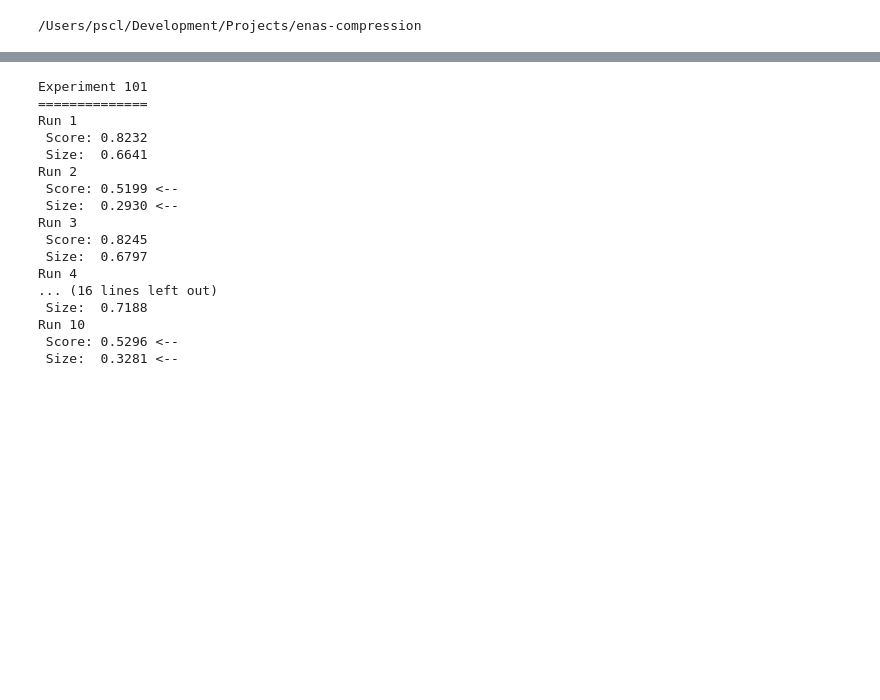
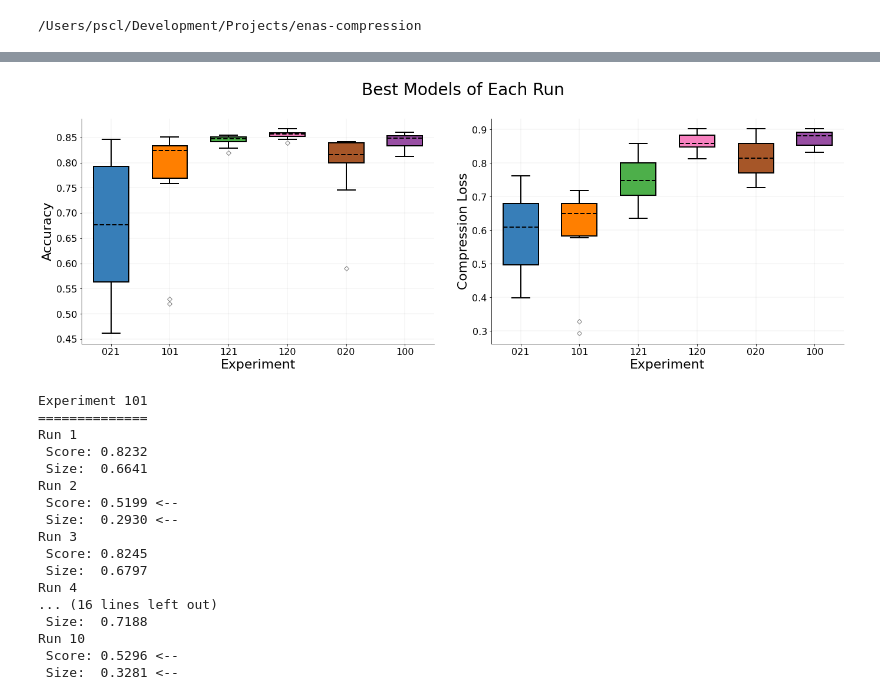
Before and after one commit to verrannt/enas-compression, a Jupyter notebook: src/notebooks/Results Analysis.ipynb, the cells around one changed output, grey strips where cells are left out. Cells and saved outputs as stored; diff of their text form; code cells hidden in the pictures; blank space fills up the shorter version.

```diff
--- a/src/notebooks/Results Analysis.ipynb
+++ b/src/notebooks/Results Analysis.ipynb
@@ -116,3 +83,73 @@ plt.show()
+# %%
+
+
+
+def plot_boxplot(best, ax):
+    bp = ax.boxplot(
+        x=best,
+        #x=[best_acc_dict['001'],best_acc_dict['020'],best_acc_dict['100'],best_acc_dict['021']],
+        labels=exps,
+        widths=pltargs.boxplot_width,
+        autorange=True,
+        showmeans=False,
+        patch_artist=True,
+    )
+
+    for patch, color in zip(bp['boxes'], colors):
+        patch.set_facecolor(color)
+        patch.set_linewidth(2)
+
+    # changing color and linewidth of
+    # whiskers
+    for whisker in bp['whiskers']:
+        whisker.set(linewidth = 2)
+
+    # changing color and linewidth of
+    # caps
+    for cap in bp['caps']:
+        cap.set(linewidth = 2)
+
+    # changing color and linewidth of
+    # medians
+    for median in bp['medians']:
+        median.set(color='black',linewidth = 2, linestyle='--')
+
+    # changing style of fliers
+    for flier in bp['fliers']:
+        flier.set(marker ='D',
+                  color ='#e7298a',
+                  alpha = 0.5)
+
+fig, ax = plt.subplots(1,2,figsize=(20,8))
+plt.suptitle('Best Models of Each Run', fontsize=pltargs.suptitle_size, y=0.92, x=0.5235)
+
+#ax[0].set_title('Accuracies', fontdict=pltargs.title_font)
+plot_boxplot(best_acc_allexps, ax[0])
+ax[0].set_xlabel('Experiment', fontdict=pltargs.label_font)
+ax[0].set_ylabel('Accuracy', fontdict=pltargs.label_font)
+ax[0].tick_params(axis = 'both', which = 'major', labelsize = pltargs.tick_size)
+ax[0].tick_params(axis = 'both', which = 'minor', labelsize = pltargs.tick_size)
+ax[0].grid(color='grey', linestyle='-', linewidth=0.25, alpha=0.5)
+ax[0].spines['top'].set_visible(False)
+ax[0].spines['right'].set_visible(False)
+
+#ax[1].set_title('Hidden Layer Size', fontdict=pltargs.title_font)
+plot_boxplot(best_sizes_allexps, ax[1])
+ax[1].set_xlabel('Experiment', fontdict=pltargs.label_font)
+ax[1].set_ylabel('Compression Loss', fontdict=pltargs.label_font)
+ax[1].tick_params(axis = 'both', which = 'major', labelsize = pltargs.tick_size)
+ax[1].tick_params(axis = 'both', which = 'minor', labelsize = pltargs.tick_size)
+ax[1].grid(color='grey', linestyle='-', linewidth=0.25, alpha=0.5)
+ax[1].spines['top'].set_visible(False)
+ax[1].spines['right'].set_visible(False)
+
+plt.tight_layout(pad=4)
+
+plt.savefig('vis/Best Models.pdf', bbox_inches='tight')
+
+plt.show()
+# %% [output]
+[figure, added]
 # %%
 # Check if outliers are the same for experiment 101
 
```
Also changed, not shown: parts of 6 cells of this notebook.
